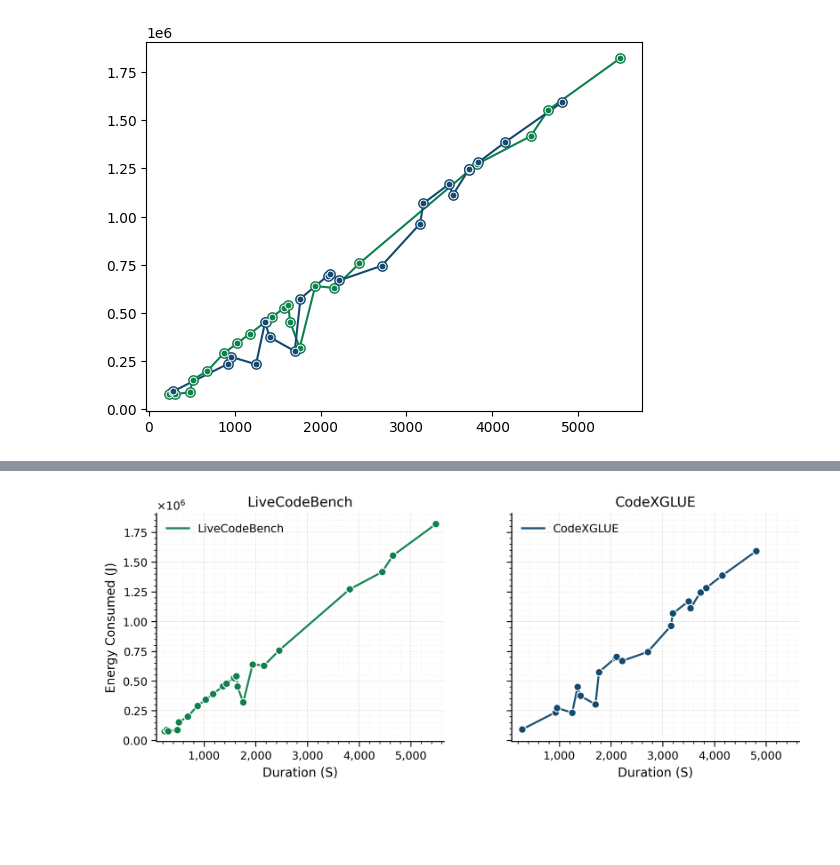
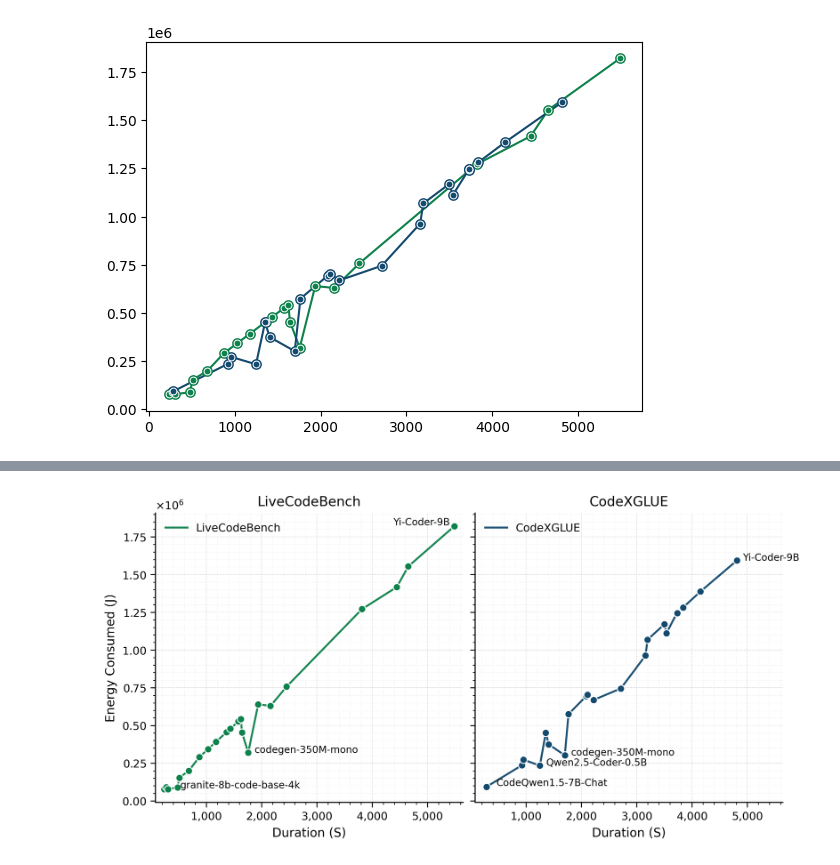
Before and after one commit to SMART-Dal/LLM-Sustainability-Rater, a Jupyter notebook: RQs_implementation/RQ1/RQ1.ipynb, the cells around one changed output, grey strips where cells are left out. Cells and saved outputs as stored; diff of their text form; code cells hidden in the pictures; blank space fills up the shorter version.

```diff
--- a/RQs_implementation/RQ1/RQ1.ipynb
+++ b/RQs_implementation/RQ1/RQ1.ipynb
@@ -259,6 +279,16 @@ create_scatter(c2t_dur, c2t_energy, plot_color_2)
 # %%
 import matplotlib.pyplot as plt
 from matplotlib.ticker import ScalarFormatter, FuncFormatter, AutoMinorLocator
+
+
+annotation_models = {"lcb": [10], "c2t": [11, 10, 12]}
+
+
+def strange_power_annotation(ax, model_name, duration, energy, position=(5, 0)):
+    ax.annotate(model_name, (duration, energy),
+                            xytext=position, textcoords="offset points",
+                            fontsize=8, color="black", zorder=7)
+
 
 def nice_axes(ax):
     ax.tick_params(axis='both', which='major', length=4, width=0.8, labelsize=9)
@@ -280,8 +310,8 @@ def create_series(ax, x, y, color, label=None):
     ax.scatter(x, y, s=36, c=color, edgecolors='white', linewidths=0.8, zorder=4)
 
 # --- prepare data (sorted) ---
-lcb_dur, lcb_energy = zip(*sorted(zip(df_lcb["duration"].values, df_lcb["energy_consumed"].values)))
-c2t_dur, c2t_energy = zip(*sorted(zip(df_c2t["duration"].values, df_c2t["energy_consumed"].values)))
+lcb_dur, lcb_energy, lcb_model_names = zip(*sorted(zip(df_lcb["duration"].values, df_lcb["energy_consumed"].values, df_lcb["model"].values)))
+c2t_dur, c2t_energy, c2t_model_names = zip(*sorted(zip(df_c2t["duration"].values, df_c2t["energy_consumed"].values, df_c2t["model"].values)))
 
 plt.rcParams.update({
     "figure.dpi": 300, "savefig.dpi": 300,
@@ -290,11 +320,11 @@ plt.rcParams.update({
 })
 
 # --- two subplots in one row ---
-fig, (ax1, ax2) = plt.subplots(1, 2, figsize=(7.2, 3.2), sharey=True, constrained_layout=True)
+fig, (ax1, ax2) = plt.subplots(1, 2, figsize=(8, 4), sharey=True, layout="compressed")
 
 # spread panels apart a bit (works with constrained_layout=True)
-fig.set_constrained_layout_pads(w_pad=1/72, h_pad=1/72, wspace=0.18, hspace=0.02)
-fig.set_size_inches(7.8, 3.2)  # was (7.2, 3.2)
+# fig.set_constrained_layout_pads(w_pad=1/72, h_pad=1/72, wspace=0.18, hspace=0.02)
+# fig.set_size_inches(8, 4)  # was (7.2, 3.2)
 
 # --- per-axis x limits so each panel uses its full width ---
 # LCB
@@ -304,37 +334,48 @@ ax1.set_xlim(min(lcb_dur) - xpad1, max(lcb_dur) + xpad1)
 # CodeXGLUE
 xpad2 = (max(c2t_dur) - min(c2t_dur)) * 0.05
 ax2.set_xlim(min(c2t_dur) - xpad2, max(c2t_dur) + xpad2)
+
+for models_ids in annotation_models["lcb"]:
+    strange_power_annotation(ax1, df_lcb.iloc[models_ids]["model"], df_lcb.iloc[models_ids]["duration"], df_lcb.iloc[models_ids]["energy_consumed"])
+
+for models_ids in annotation_models["c2t"]:
+    strange_power_annotation(ax2, df_c2t.iloc[models_ids]["model"], df_c2t.iloc[models_ids]["duration"], df_c2t.iloc[models_ids]["energy_consumed"])
+
+
+strange_power_annotation(ax1, df_lcb.iloc[12]["model"], df_lcb.iloc[12]["duration"], df_lcb.iloc[12]["energy_consumed"], position=(-50, 1))
+strange_power_annotation(ax1, df_lcb.iloc[20]["model"], df_lcb.iloc[20]["duration"], df_lcb.iloc[20]["energy_consumed"], position=(13, 1))
+strange_power_annotation(ax2, df_c2t.iloc[18]["model"], df_c2t.iloc[18]["duration"], df_c2t.iloc[18]["energy_consumed"], position=(8, 1))
 
 # keep a shared y for fair comparison
 y_all = lcb_energy + c2t_energy
 ypad = (max(y_all) - min(y_all)) * 0.05
 for ax in (ax1, ax2):
     ax.set_ylim(min(y_all) - ypad, max(y_all) + ypad)
 
 
 create_series(ax1, lcb_dur, lcb_energy, plot_color_1, label="LiveCodeBench")
 ax1.set_title("LiveCodeBench")
 ax1.set_xlabel("Duration (S)")
 ax1.set_ylabel("Energy Consumed (J)")
 nice_axes(ax1)
 ax1.legend(frameon=False, loc="upper left")
 
 create_series(ax2, c2t_dur, c2t_energy, plot_color_2, label="CodeXGLUE")
 ax2.set_title("CodeXGLUE")
 ax2.set_xlabel("Duration (S)")
 nice_axes(ax2)
 ax2.legend(frameon=False, loc="upper left")
 
 # consistent padding
 x_all = lcb_dur + c2t_dur
 y_all = lcb_energy + c2t_energy
 xpad = (max(x_all) - min(x_all)) * 0.03
 ypad = (max(y_all) - min(y_all)) * 0.05
 for ax in (ax1, ax2):
     ax.set_xlim(min(x_all) - xpad, max(x_all) + xpad)
     ax.set_ylim(min(y_all) - ypad, max(y_all) + ypad)
 
 plt.savefig("energy_vs_duration_1x2.pdf", bbox_inches="tight", pad_inches=0.02)
 plt.show()
 # %% [output]
-[figure, old version]
+[figure, new version]
```
Also changed, not shown: parts of 1 cell of this notebook, 3 other files.
